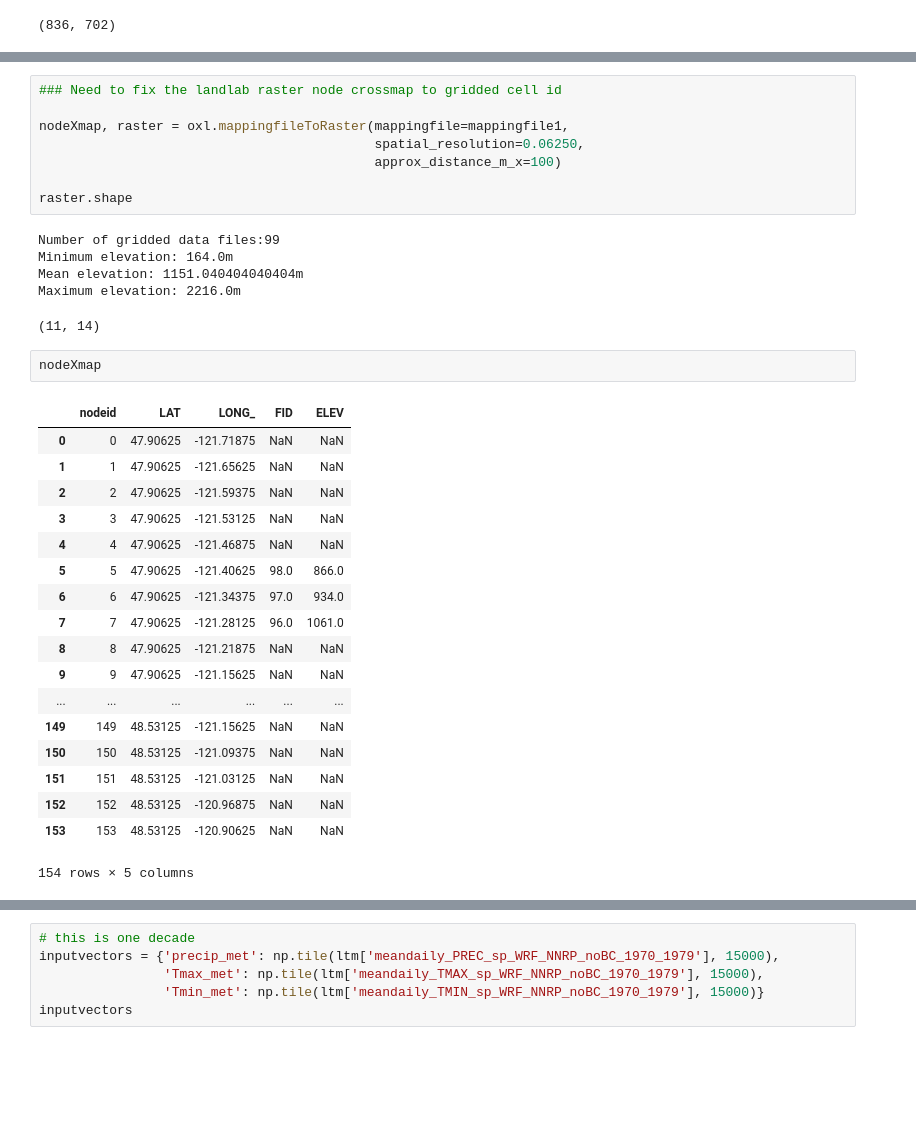
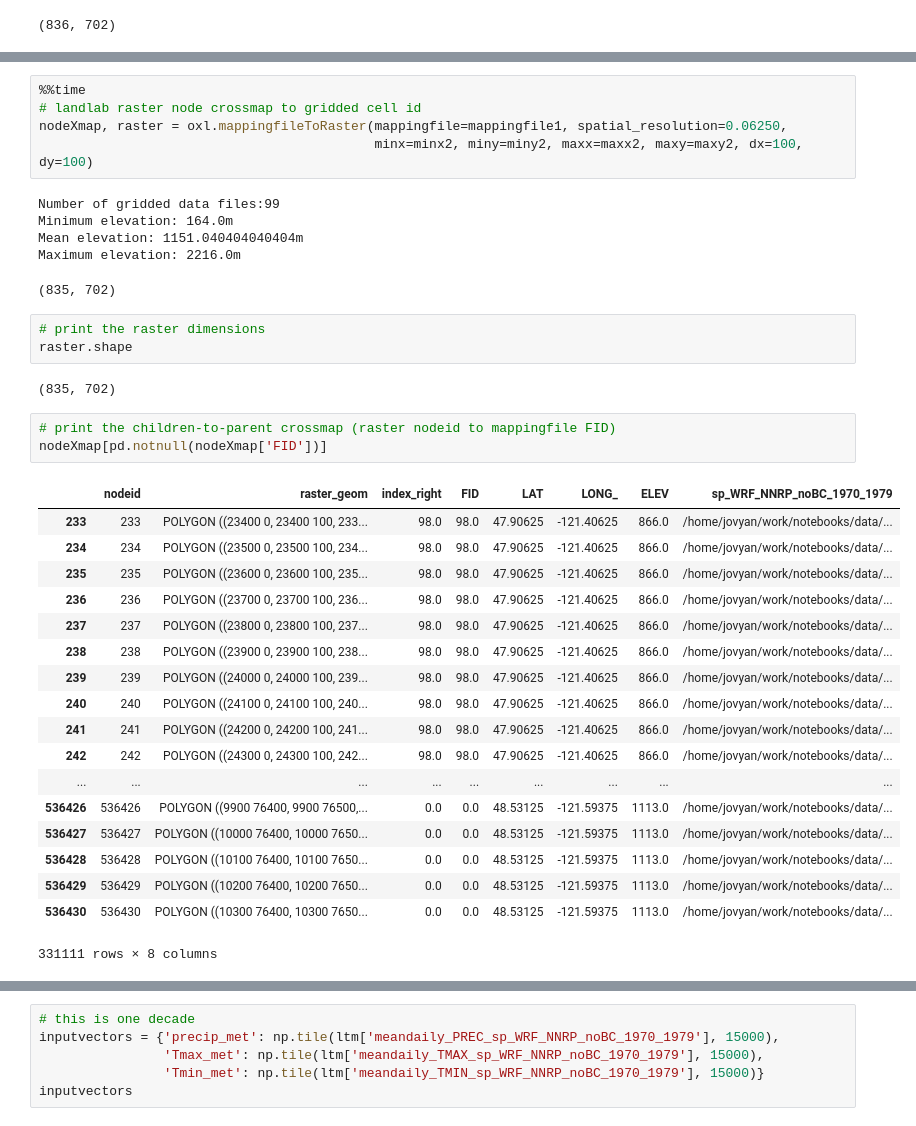
Before and after one commit to Freshwater-Initiative/Observatory, a Jupyter notebook: tutorials/Observatory_usecase7_xmapLandlab.ipynb, the cells around one changed output, grey strips where cells are left out. Saved outputs shown, nothing was run; the diff lists cells and outputs as text; blank space fills up the shorter version.

```diff
--- a/tutorials/Observatory_usecase7_xmapLandlab.ipynb
+++ b/tutorials/Observatory_usecase7_xmapLandlab.ipynb
@@ -469,35 +439,38 @@ mappingfileToRaster(mappingfile, spatial_resolution=0.0125, approx_distance_m_x=
 # %%
-### Need to fix the landlab raster node crossmap to gridded cell id
-
-nodeXmap, raster = oxl.mappingfileToRaster(mappingfile=mappingfile1,
-                                           spatial_resolution=0.06250,
-                                           approx_distance_m_x=100)
-
-raster.shape
+%%time
+# landlab raster node crossmap to gridded cell id
+nodeXmap, raster = oxl.mappingfileToRaster(mappingfile=mappingfile1, spatial_resolution=0.06250,
+                                           minx=minx2, miny=miny2, maxx=maxx2, maxy=maxy2, dx=100, dy=100)
 # %% [output]
 Number of gridded data files:99
 Minimum elevation: 164.0m
 Mean elevation: 1151.040404040404m
 Maximum elevation: 2216.0m
-(11, 14)
+(835, 702)
-# %%
-nodeXmap
-# %% [output]
-|  | nodeid | LAT | LONG_ | FID | ELEV |
-| 0 | 0 | 47.90625 | -121.71875 | NaN | NaN |
-| 1 | 1 | 47.90625 | -121.65625 | NaN | NaN |
-| 2 | 2 | 47.90625 | -121.59375 | NaN | NaN |
-| 3 | 3 | 47.90625 | -121.53125 | NaN | NaN |
-| 4 | 4 | 47.90625 | -121.46875 | NaN | NaN |
-| 5 | 5 | 47.90625 | -121.40625 | 98.0 | 866.0 |
-| 6 | 6 | 47.90625 | -121.34375 | 97.0 | 934.0 |
-| 7 | 7 | 47.90625 | -121.28125 | 96.0 | 1061.0 |
-| 8 | 8 | 47.90625 | -121.21875 | NaN | NaN |
-| 9 | 9 | 47.90625 | -121.15625 | NaN | NaN |
-| ... | ... | ... | ... | ... | ... |
-| 149 | 149 | 48.53125 | -121.15625 | NaN | NaN |
-| 150 | 150 | 48.53125 | -121.09375 | NaN | NaN |
-| 151 | 151 | 48.53125 | -121.03125 | NaN | NaN |
-| 152 | 152 | 48.53125 | -120.96875 | NaN | NaN |
-| 153 | 153 | 48.53125 | -120.90625 | NaN | NaN |
-154 rows × 5 columns
+# %%
+# print the raster dimensions
+raster.shape
+# %% [output]
+(835, 702)
+# %%
+# print the children-to-parent crossmap (raster nodeid to mappingfile FID)
+nodeXmap[pd.notnull(nodeXmap['FID'])]
+# %% [output]
+|  | nodeid | raster_geom | index_right | FID | LAT | LONG_ | ELEV | sp_WRF_NNRP_noBC_1970_1979 |
+| 233 | 233 | POLYGON ((23400 0, 23400 100, 233... | 98.0 | 98.0 | 47.90625 | -121.40625 | 866.0 | /home/jovyan/work/notebooks/data/... |
+| 234 | 234 | POLYGON ((23500 0, 23500 100, 234... | 98.0 | 98.0 | 47.90625 | -121.40625 | 866.0 | /home/jovyan/work/notebooks/data/... |
+| 235 | 235 | POLYGON ((23600 0, 23600 100, 235... | 98.0 | 98.0 | 47.90625 | -121.40625 | 866.0 | /home/jovyan/work/notebooks/data/... |
+| 236 | 236 | POLYGON ((23700 0, 23700 100, 236... | 98.0 | 98.0 | 47.90625 | -121.40625 | 866.0 | /home/jovyan/work/notebooks/data/... |
+| 237 | 237 | POLYGON ((23800 0, 23800 100, 237... | 98.0 | 98.0 | 47.90625 | -121.40625 | 866.0 | /home/jovyan/work/notebooks/data/... |
+| 238 | 238 | POLYGON ((23900 0, 23900 100, 238... | 98.0 | 98.0 | 47.90625 | -121.40625 | 866.0 | /home/jovyan/work/notebooks/data/... |
+| 239 | 239 | POLYGON ((24000 0, 24000 100, 239... | 98.0 | 98.0 | 47.90625 | -121.40625 | 866.0 | /home/jovyan/work/notebooks/data/... |
+| 240 | 240 | POLYGON ((24100 0, 24100 100, 240... | 98.0 | 98.0 | 47.90625 | -121.40625 | 866.0 | /home/jovyan/work/notebooks/data/... |
+| 241 | 241 | POLYGON ((24200 0, 24200 100, 241... | 98.0 | 98.0 | 47.90625 | -121.40625 | 866.0 | /home/jovyan/work/notebooks/data/... |
+| 242 | 242 | POLYGON ((24300 0, 24300 100, 242... | 98.0 | 98.0 | 47.90625 | -121.40625 | 866.0 | /home/jovyan/work/notebooks/data/... |
+| ... | ... | ... | ... | ... | ... | ... | ... | ... |
+| 536426 | 536426 | POLYGON ((9900 76400, 9900 76500,... | 0.0 | 0.0 | 48.53125 | -121.59375 | 1113.0 | /home/jovyan/work/notebooks/data/... |
+| 536427 | 536427 | POLYGON ((10000 76400, 10000 7650... | 0.0 | 0.0 | 48.53125 | -121.59375 | 1113.0 | /home/jovyan/work/notebooks/data/... |
+| 536428 | 536428 | POLYGON ((10100 76400, 10100 7650... | 0.0 | 0.0 | 48.53125 | -121.59375 | 1113.0 | /home/jovyan/work/notebooks/data/... |
+| 536429 | 536429 | POLYGON ((10200 76400, 10200 7650... | 0.0 | 0.0 | 48.53125 | -121.59375 | 1113.0 | /home/jovyan/work/notebooks/data/... |
+| 536430 | 536430 | POLYGON ((10300 76400, 10300 7650... | 0.0 | 0.0 | 48.53125 | -121.59375 | 1113.0 | /home/jovyan/work/notebooks/data/... |
+331111 rows × 8 columns
```
Also changed, not shown: parts of 13 cells of this notebook, 2 other files.
